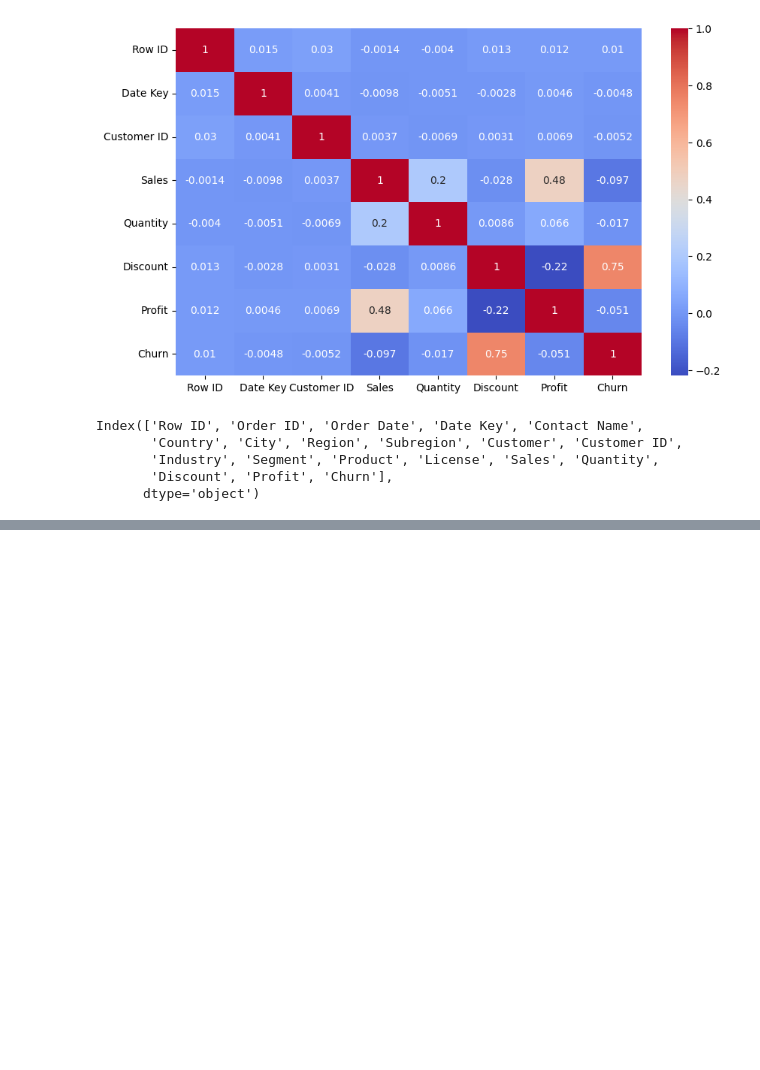
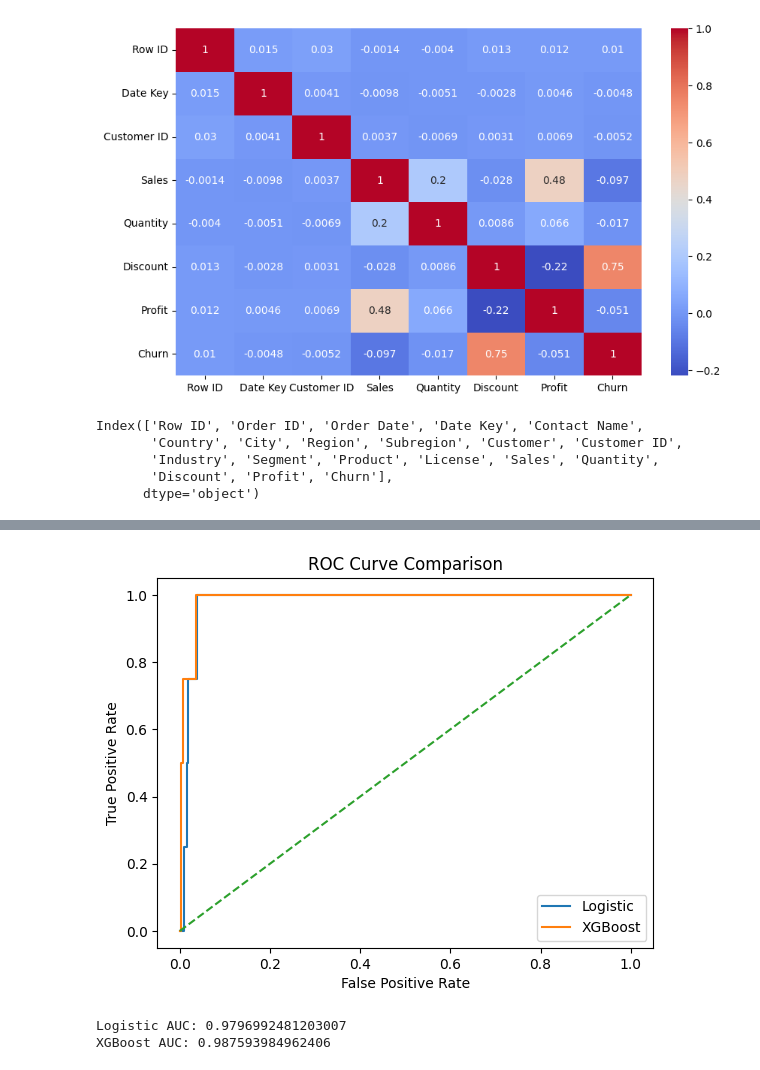
Before and after one commit to coder-priyanka01/SaaS-Customer-Retention-Project, a Jupyter notebook: SaaS_Customer_Retention_&_Revenue_Risk_Intelligence_System.ipynb, the cells around one changed output, grey strips where cells are left out. Cells and saved outputs as stored; diff of their text form; code cells hidden in the pictures; blank space fills up the shorter version.

```diff
--- a/SaaS_Customer_Retention_&_Revenue_Risk_Intelligence_System.ipynb
+++ b/SaaS_Customer_Retention_&_Revenue_Risk_Intelligence_System.ipynb
@@ -239,0 +361,15 @@ y = df['Churn']
+# %%
+from xgboost import XGBClassifier
+xgb_model = XGBClassifier(
+    n_estimators=200,
+    learning_rate=0.05,
+    max_depth=5,
+    scale_pos_weight = (len(y_train[y_train==0]) / len(y_train[y_train==1])),
+    random_state=42,
+    use_label_encoder=False,
+    eval_metric='logloss'
+)
+
+xgb_model.fit(X_train, y_train)
+y_pred_xgb = xgb_model.predict(X_test)
+y_prob_xgb = xgb_model.predict_proba(X_test)[:,1]
@@ -239,0 +397,22 @@ y = df['Churn']
+# %%
+from sklearn.metrics import roc_curve, roc_auc_score
+import matplotlib.pyplot as plt
+
+fpr_xgb, tpr_xgb, _ = roc_curve(y_test, y_prob_xgb)
+
+plt.plot(fpr, tpr, label="Logistic")
+plt.plot(fpr_xgb, tpr_xgb, label="XGBoost")
+plt.plot([0,1],[0,1], linestyle='--')
+
+plt.xlabel("False Positive Rate")
+plt.ylabel("True Positive Rate")
+plt.title("ROC Curve Comparison")
+plt.legend()
+plt.show()
+
+print("Logistic AUC:", roc_auc_score(y_test, y_prob))
+print("XGBoost AUC:", roc_auc_score(y_test, y_prob_xgb))
+# %% [output]
+[figure, added]
+Logistic AUC: 0.9796992481203007
+XGBoost AUC: 0.987593984962406
```
Also changed, not shown: parts of 28 cells of this notebook.
